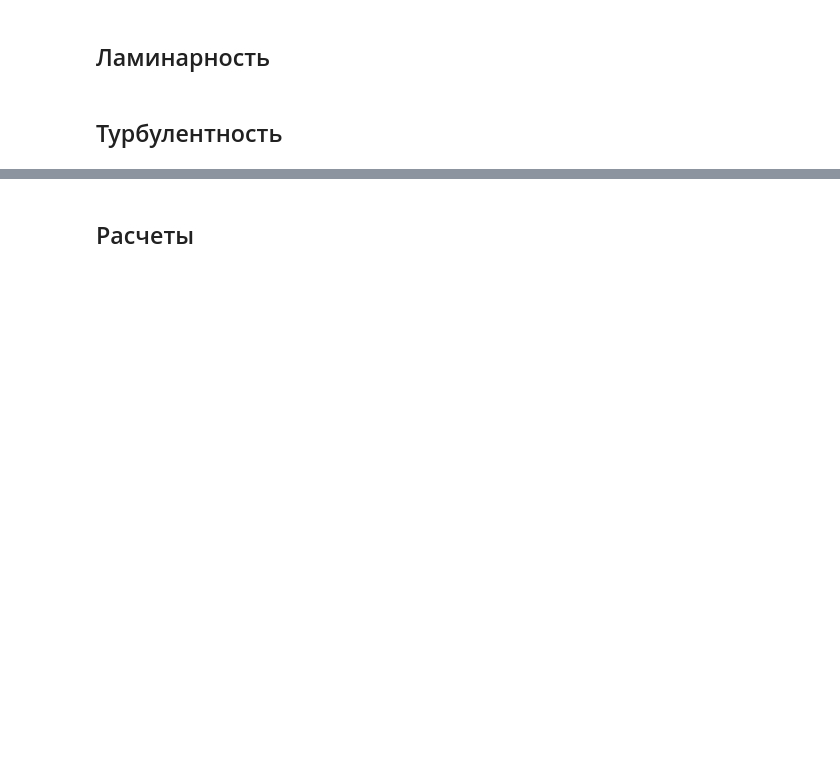
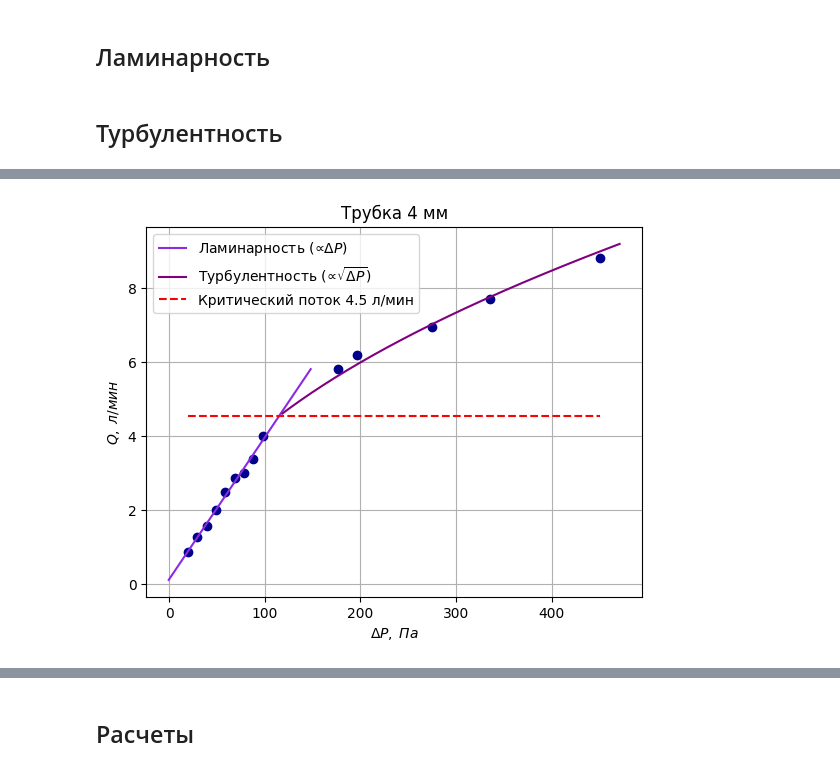
Before and after one commit to TimBelinskii/PhysicsLabs, a Jupyter notebook: II семестр/1.3.3/processing.ipynb, the cells around one changed output, grey strips where cells are left out. Saved outputs shown, nothing was run; the diff lists cells and outputs as text; code cells hidden in the pictures; blank space fills up the shorter version.

```diff
--- a/II семестр/1.3.3/processing.ipynb
+++ b/II семестр/1.3.3/processing.ipynb
@@ -73,0 +95,15 @@ popt5t, pcov5t = curve_fit(sqroot, P5[a:], Q5[a:])
+# %%
+inter4 = findIntersection(linear, popt4, sqroot, popt4t, 100)
+plt.plot(P4, Q4, 'o', color='darkblue')
+plt.grid()
+plt.plot(p4, linear(p4, *popt4), color='blueviolet', label=r'Ламинарность $(\varpropto \Delta P)$')
+plt.plot(p4t, sqroot(p4t, *popt4t), color='purple', label=r'Турбулентность $(\varpropto \sqrt{\Delta P})$')
+plt.plot(np.linspace(P4.min(), P4.max(), 20), np.linspace(linear(inter4, *popt4), linear(inter4, *popt4), 20), '--',
+         color='r', label=f'Критический поток {round(linear(inter4, *popt4)[0], 1)} л/мин')
+plt.title('Трубка 4 мм')
+plt.ylabel(r'$Q,\;л/мин$')
+plt.xlabel(r'$\Delta P,\;Па$')
+plt.legend()
+plt.savefig('graphs\Q(dP)[4mm].png')
+# %% [output]
+[figure, added]
```
Also changed, not shown: parts of 12 cells of this notebook.
